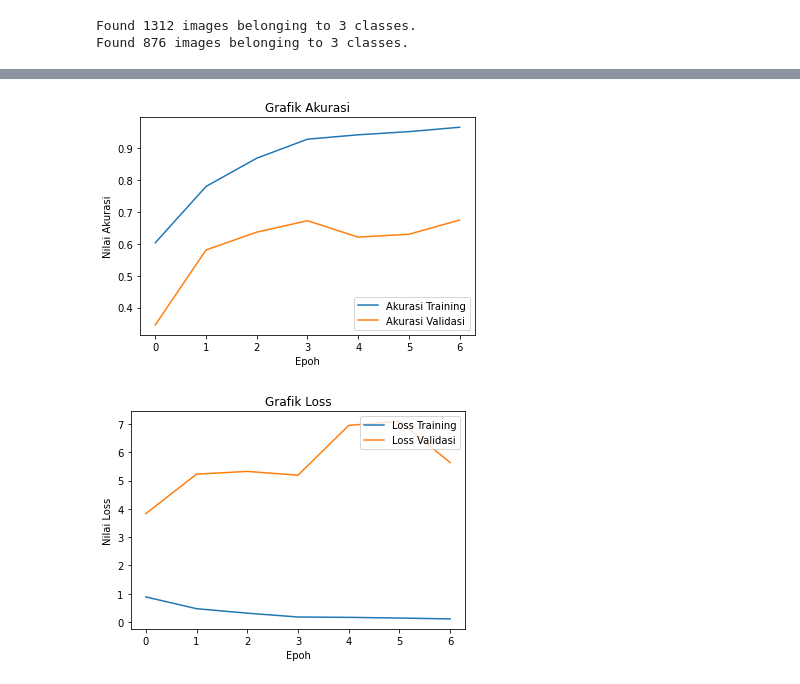
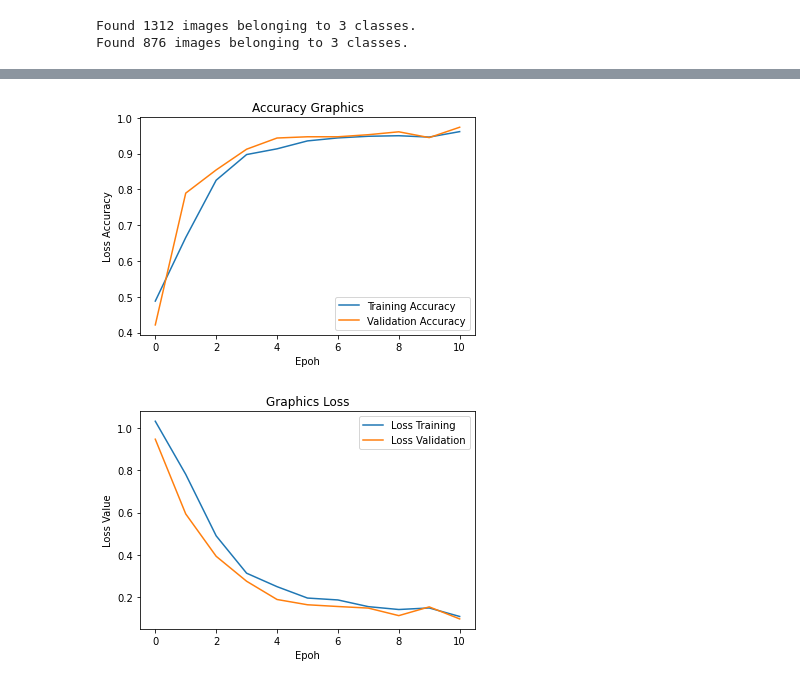
Before and after one commit to randi15/Dicoding-ML-Pemula, a Jupyter notebook: Final_Project.ipynb, the cells around one changed output, grey strips where cells are left out. Saved outputs shown, nothing was run; the diff lists cells and outputs as text; code cells hidden in the pictures.

```diff
--- a/Final_Project.ipynb
+++ b/Final_Project.ipynb
@@ -133,7 +120,7 @@ validation_generator = test_datagen.flow_from_directory(
 Found 1312 images belonging to 3 classes.
 Found 876 images belonging to 3 classes.
 # %%
-#Buat Model CNN, menggunakan 2 layer konvolusi dan max pooling (model sequential)
+# membangun model CNN untuk klasifikasi gambar
 model = tf.keras.models.Sequential([
     tf.keras.layers.Conv2D(32, (3,3), activation='relu', input_shape=(150, 150, 3)),
     tf.keras.layers.MaxPooling2D(2, 2),
@@ -141,32 +128,33 @@ model = tf.keras.models.Sequential([
     tf.keras.layers.MaxPooling2D(2,2),
     tf.keras.layers.Conv2D(128, (3,3), activation='relu'),
     tf.keras.layers.MaxPooling2D(2,2),
+    tf.keras.layers.Conv2D(128, (3,3), activation='relu'),
+    tf.keras.layers.MaxPooling2D(2,2),
     tf.keras.layers.Flatten(),
-    tf.keras.layers.Dropout(0.5),
     tf.keras.layers.Dense(512, activation='relu'),
     tf.keras.layers.Dense(3, activation='softmax')
 ])
 # %%
 # Optimize the model use adam
 model.compile(loss='categorical_crossentropy',
-              optimizer=tf.optimizers.Adam(),
+              optimizer=tf.optimizers.Adam(learning_rate=0.0001),
               metrics=['accuracy'])
 # %%
 #Callback untuk mencegah overfitting dengan menghentikan training, apabila telah terpenuhi
 class reduceOverfitting(tf.keras.callbacks.Callback):
   def on_epoch_end(self, epoch, logs={}):
-    if(logs.get('accuracy') > 0.96):
+    if(logs.get('accuracy') > 0.96 and logs.get('val_accuracy') > 0.87):
       print("\nStopped! Akurasi sudah mencapai 96%")
       self.model.stop_training = True
 stop = reduceOverfitting()
 # %%
 plot = model.fit(
     train_generator,
-    steps_per_epoch = 21, # 1312 gambar = batch_size * steps
-    epochs = 20,
+    steps_per_epoch = train_generator.n//train_generator.batch_size, # 1312 gambar = batch_size * steps
+    epochs = 30,
     validation_data = validation_generator,
-    validation_steps = 14, # 876 gambar = batch_size * steps
+    validation_steps = validation_generator.n//validation_generator.batch_size, # 876 gambar = batch_size * steps
     verbose =2, #Menampilkan epoh
-      callbacks=[stop] #Memanggil fungsi callbacks apabila hasil akurasi diatas 95%
+      callbacks=[stop] #Memanggil fungsi callbacks apabila hasil akurasi diatas 96%
 )
 # %% [output]
@@ -219,20 +219,20 @@ Ini Adalah Batu
 # %%
 #Accuracy Plot Grafik
-plt.plot(plot.history['accuracy'], label='Akurasi Training')
-plt.plot(plot.history['val_accuracy'], label='Akurasi Validasi')
-plt.title('Grafik Akurasi')
-plt.ylabel('Nilai Akurasi')
+plt.plot(plot.history['accuracy'], label='Training Accuracy')
+plt.plot(plot.history['val_accuracy'], label='Validation Accuracy')
+plt.title('Accuracy Graphics')
+plt.ylabel('Loss Accuracy')
 plt.xlabel('Epoh')
 plt.legend(loc="lower right")
 plt.show()
 #Loss Plot Grafik
 plt.plot(plot.history['loss'], label='Loss Training')
-plt.plot(plot.history['val_loss'], label='Loss Validasi')
-plt.title('Grafik Loss')
-plt.ylabel('Nilai Loss')
+plt.plot(plot.history['val_loss'], label='Loss Validation')
+plt.title('Graphics Loss')
+plt.ylabel('Loss Value')
 plt.xlabel('Epoh')
 plt.legend(loc="upper right")
 plt.show()
 # %% [output]
-[figure, old version]
+[figure, new version]
-[figure, old version]
+[figure, new version]
```
Also changed, not shown: parts of 19 cells of this notebook.
